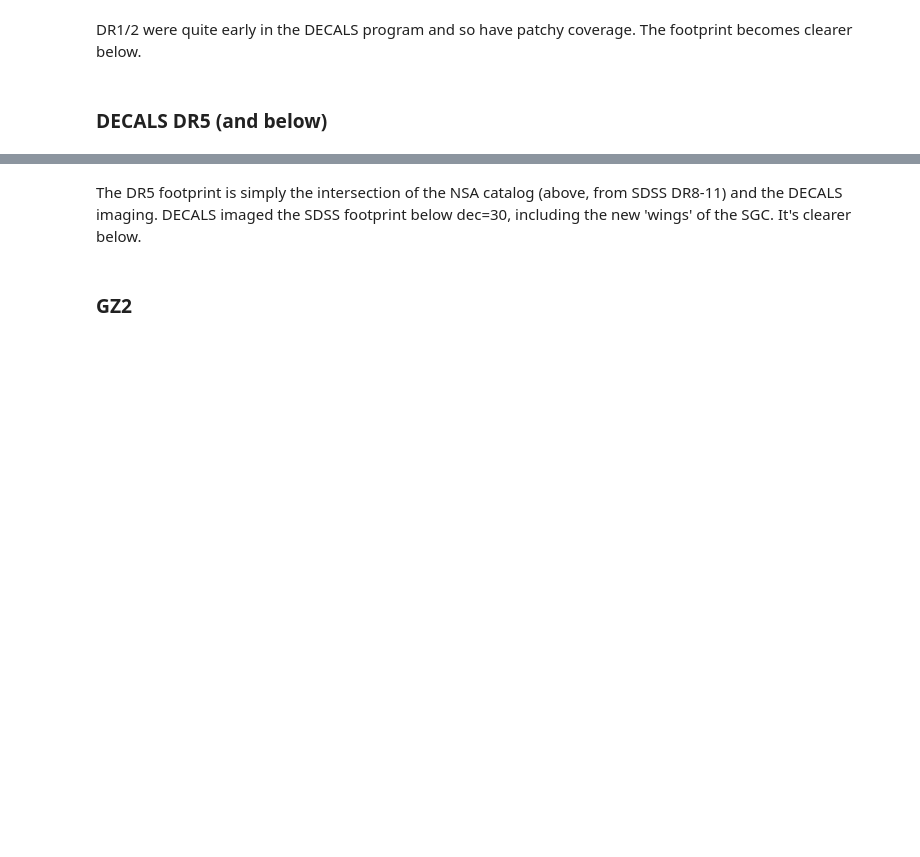
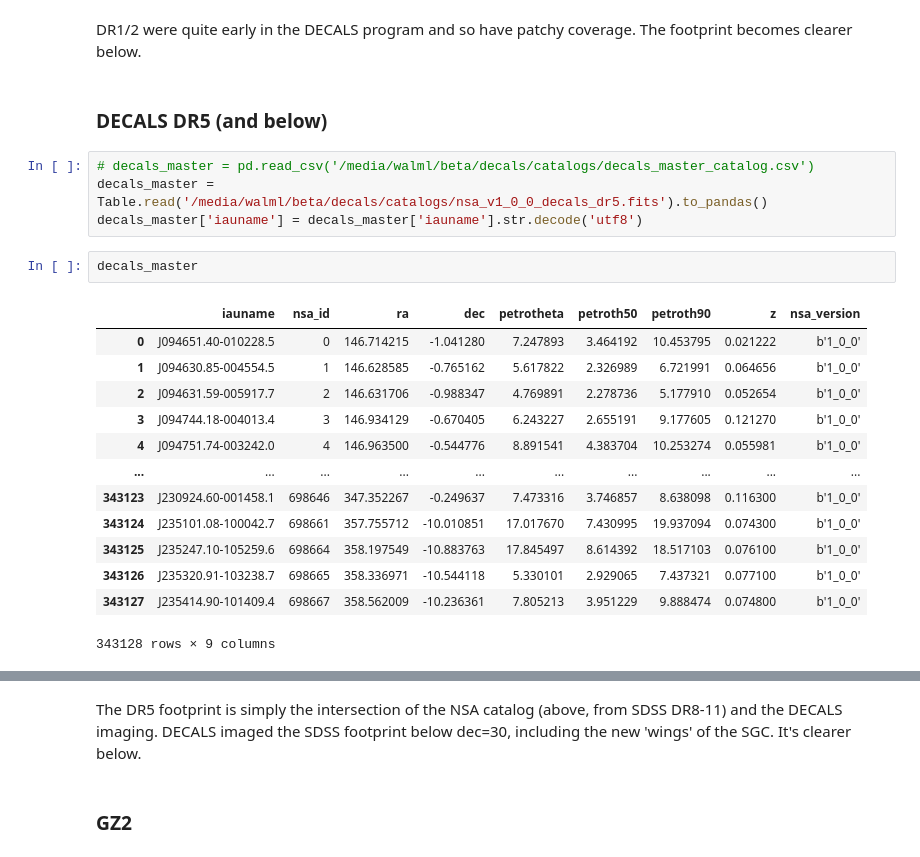
Before and after one commit to colinleach/zoobot, a Jupyter notebook: notebooks/coverage.ipynb, the cells around one changed output, grey strips where cells are left out. Cells and saved outputs as stored; diff of their text form; blank space fills up the shorter version.

```diff
--- a/notebooks/coverage.ipynb
+++ b/notebooks/coverage.ipynb
@@ -92,4 +92,24 @@ ax.scatter(x=dr1_dr2_s['ra'], y=dr1_dr2_s['dec'], alpha=0.01)
 DR1/2 were quite early in the DECALS program and so have patchy coverage. The footprint becomes clearer below.
 # %% [markdown]
 ### DECALS DR5 (and below)
+# %%
+# decals_master = pd.read_csv('/media/walml/beta/decals/catalogs/decals_master_catalog.csv')
+decals_master = Table.read('/media/walml/beta/decals/catalogs/nsa_v1_0_0_decals_dr5.fits').to_pandas()
+decals_master['iauname'] = decals_master['iauname'].str.decode('utf8')
+# %%
+decals_master
+# %% [output]
+|  | iauname | nsa_id | ra | dec | petrotheta | petroth50 | petroth90 | z | nsa_version |
+| 0 | J094651.40-010228.5 | 0 | 146.714215 | -1.041280 | 7.247893 | 3.464192 | 10.453795 | 0.021222 | b'1_0_0' |
+| 1 | J094630.85-004554.5 | 1 | 146.628585 | -0.765162 | 5.617822 | 2.326989 | 6.721991 | 0.064656 | b'1_0_0' |
+| 2 | J094631.59-005917.7 | 2 | 146.631706 | -0.988347 | 4.769891 | 2.278736 | 5.177910 | 0.052654 | b'1_0_0' |
+| 3 | J094744.18-004013.4 | 3 | 146.934129 | -0.670405 | 6.243227 | 2.655191 | 9.177605 | 0.121270 | b'1_0_0' |
+| 4 | J094751.74-003242.0 | 4 | 146.963500 | -0.544776 | 8.891541 | 4.383704 | 10.253274 | 0.055981 | b'1_0_0' |
+| ... | ... | ... | ... | ... | ... | ... | ... | ... | ... |
+| 343123 | J230924.60-001458.1 | 698646 | 347.352267 | -0.249637 | 7.473316 | 3.746857 | 8.638098 | 0.116300 | b'1_0_0' |
+| 343124 | J235101.08-100042.7 | 698661 | 357.755712 | -10.010851 | 17.017670 | 7.430995 | 19.937094 | 0.074300 | b'1_0_0' |
+| 343125 | J235247.10-105259.6 | 698664 | 358.197549 | -10.883763 | 17.845497 | 8.614392 | 18.517103 | 0.076100 | b'1_0_0' |
+| 343126 | J235320.91-103238.7 | 698665 | 358.336971 | -10.544118 | 5.330101 | 2.929065 | 7.437321 | 0.077100 | b'1_0_0' |
+| 343127 | J235414.90-101409.4 | 698667 | 358.562009 | -10.236361 | 7.805213 | 3.951229 | 9.888474 | 0.074800 | b'1_0_0' |
+343128 rows × 9 columns
 # %%
```
Also changed, not shown: parts of 24 cells of this notebook, 16 other files.
